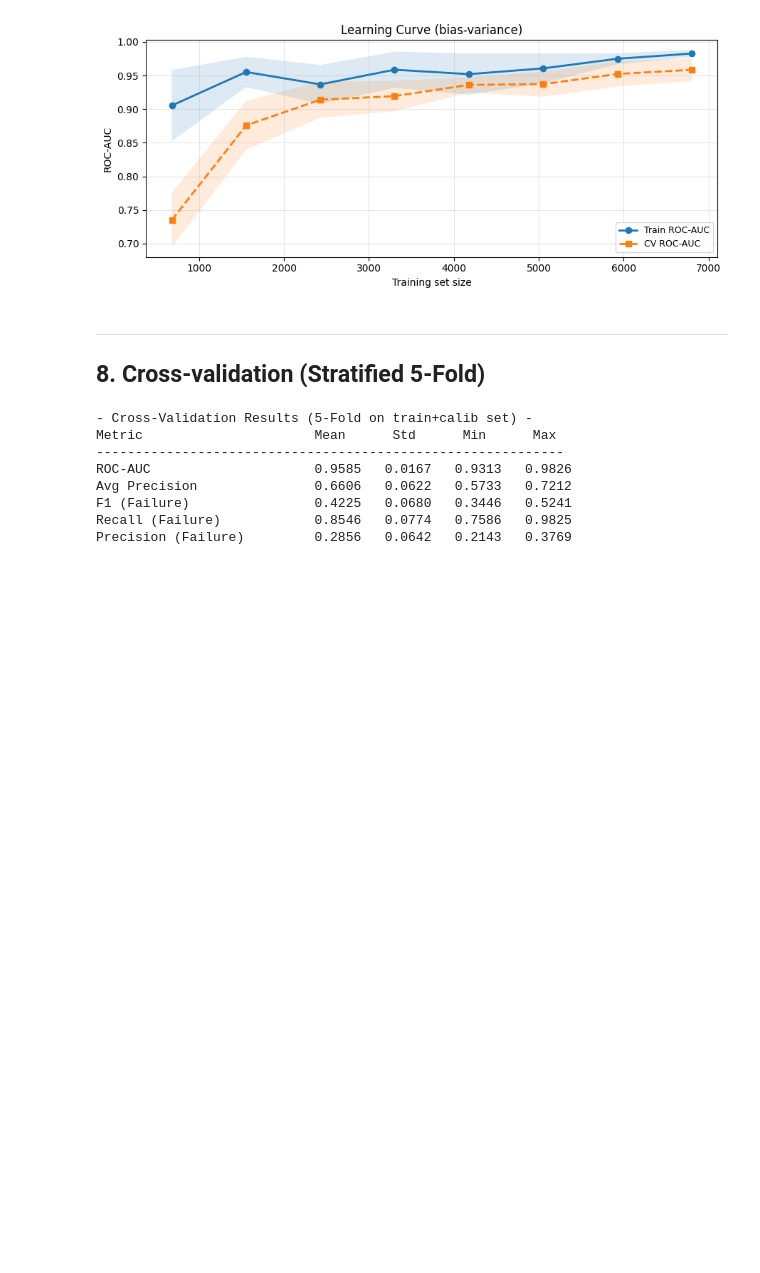
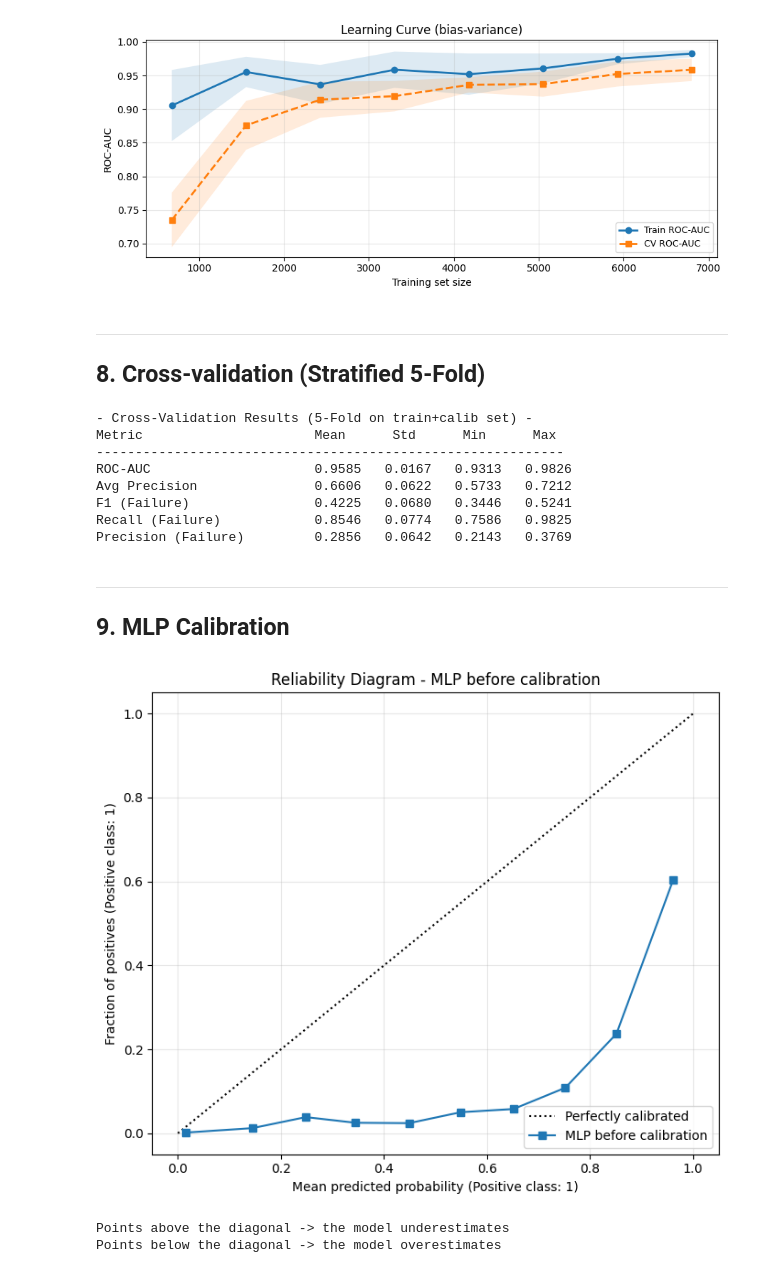
Before and after one commit to hadoyyo/Machine-Predictive-Maintenance-Expert-System, a Jupyter notebook: nn_model.ipynb, the cells around one changed output. Drawn from its saved outputs; the diff is of its cells as text; code cells hidden in the pictures; blank space fills up the shorter version.

Commit message:
add MLP calibration section to notebook

```diff
--- a/nn_model.ipynb
+++ b/nn_model.ipynb
@@ -400,3 +400,54 @@ Avg Precision               0.6606   0.0622   0.5733   0.7212
 F1 (Failure)                0.4225   0.0680   0.3446   0.5241
 Recall (Failure)            0.8546   0.0774   0.7586   0.9825
 Precision (Failure)         0.2856   0.0642   0.2143   0.3769
+# %% [markdown]
+---
+## 9. MLP Calibration
+# %%
+from sklearn.calibration import CalibratedClassifierCV, CalibrationDisplay
+
+sample_weight_tc = np.where(y_train_calib == 1, class_weight_dict[1], class_weight_dict[0])
+
+pipeline_cv = Pipeline([
+    ('scaler', StandardScaler()),
+    ('mlp', MLPClassifier(
+        hidden_layer_sizes=best_arch,
+        activation='relu',
+        solver='adam',
+        alpha=best_alpha,
+        learning_rate_init=best_lr,
+        max_iter=500,
+        random_state=17,
+        early_stopping=True,
+        validation_fraction=0.1,
+        n_iter_no_change=20
+    ))
+])
+
+cv = StratifiedKFold(n_splits=5, shuffle=True, random_state=17)
+y_proba_cv = np.zeros(len(y_train_calib), dtype=float)
+
+for train_idx, val_idx in cv.split(X_train_calib, y_train_calib):
+    X_tr, X_val = X_train_calib[train_idx], X_train_calib[val_idx]
+    y_tr = y_train_calib[train_idx]
+    sw_tr = sample_weight_tc[train_idx]
+    pipeline_cv.fit(X_tr, y_tr, mlp__sample_weight=sw_tr)
+    y_proba_cv[val_idx] = pipeline_cv.predict_proba(X_val)[:, 1]
+
+fig, ax = plt.subplots(figsize=(7, 6))
+CalibrationDisplay.from_predictions(
+    y_train_calib, y_proba_cv,
+    n_bins=10, ax=ax,
+    name='MLP before calibration'
+)
+ax.set_title('Reliability Diagram - MLP before calibration')
+ax.grid(True, alpha=0.3)
+plt.tight_layout()
+plt.show()
+
+print('Points above the diagonal -> the model underestimates')
+print('Points below the diagonal -> the model overestimates')
+# %% [output]
+[figure, added]
+Points above the diagonal -> the model underestimates
+Points below the diagonal -> the model overestimates
```
Also changed, not shown: parts of 16 cells of this notebook.
